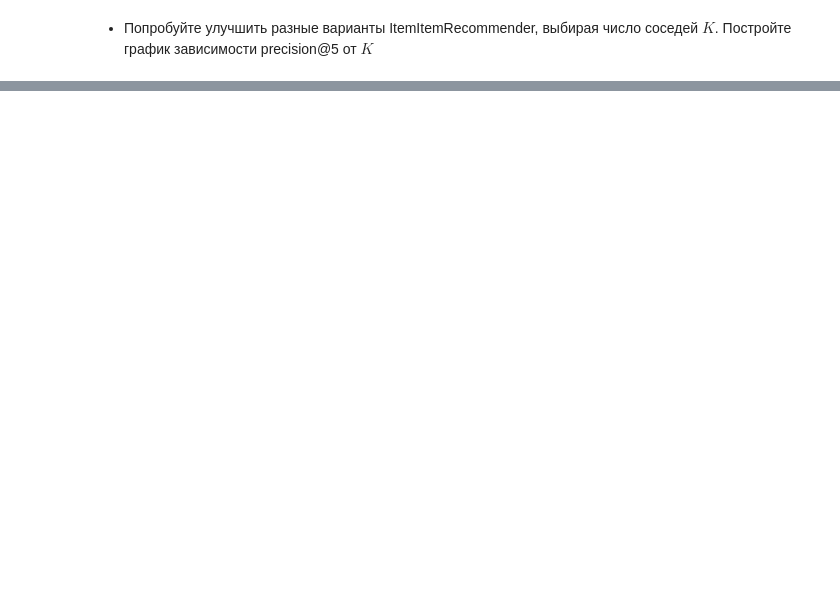
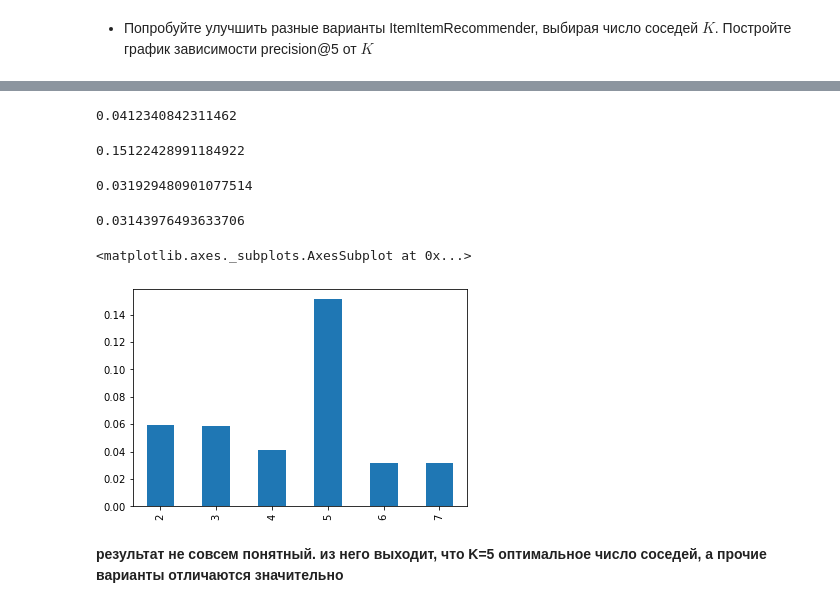
Before and after one commit to mmingalov/geekbrains-recommend-systems, a Jupyter notebook: mmingalov_hw_webinar_2.ipynb, the cells around one changed output, grey strips where cells are left out. Drawn from its saved outputs; the diff is of its cells as text; code cells hidden in the pictures; blank space fills up the shorter version.

```diff
--- a/mmingalov_hw_webinar_2.ipynb
+++ b/mmingalov_hw_webinar_2.ipynb
@@ -368,0 +524,31 @@ fig.show()
+# %%
+y4 = result.apply(lambda row: precision_at_k(row['itemitem4'], row['actual']), axis=1).mean()
+y4
+# %% [output]
+0.0412340842311462
+# %%
+y5 = result.apply(lambda row: precision_at_k(row['itemitem'], row['actual']), axis=1).mean()
+y5
+# %% [output]
+0.15122428991184922
+# %%
+y6 = result.apply(lambda row: precision_at_k(row['itemitem6'], row['actual']), axis=1).mean()
+y6
+# %% [output]
+0.031929480901077514
+# %%
+y7 = result.apply(lambda row: precision_at_k(row['itemitem7'], row['actual']), axis=1).mean()
+y7
+# %% [output]
+0.03143976493633706
+# %%
+x = [K for K in range(2, 8)]
+y = [y2, y3, y4, y5, y6, y7]
+# %%
+plt_data = pd.Series(y, index= x)
+plt_data.plot(kind="bar")
+# %% [output]
+<matplotlib.axes._subplots.AxesSubplot at 0x...>
+[figure, added]
+# %% [markdown]
+__результат не совсем понятный. из него выходит, что K=5 оптимальное число соседей, а прочие варианты отличаются значительно__
```
Also changed, not shown: parts of 32 cells of this notebook.
